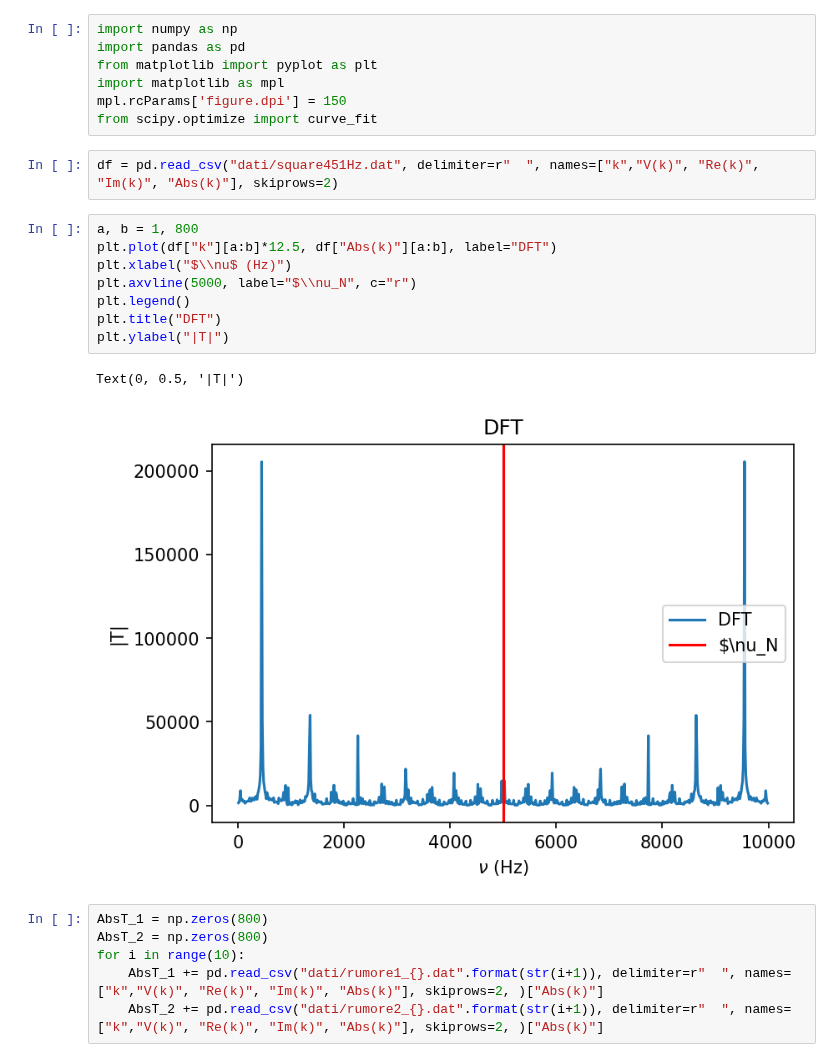
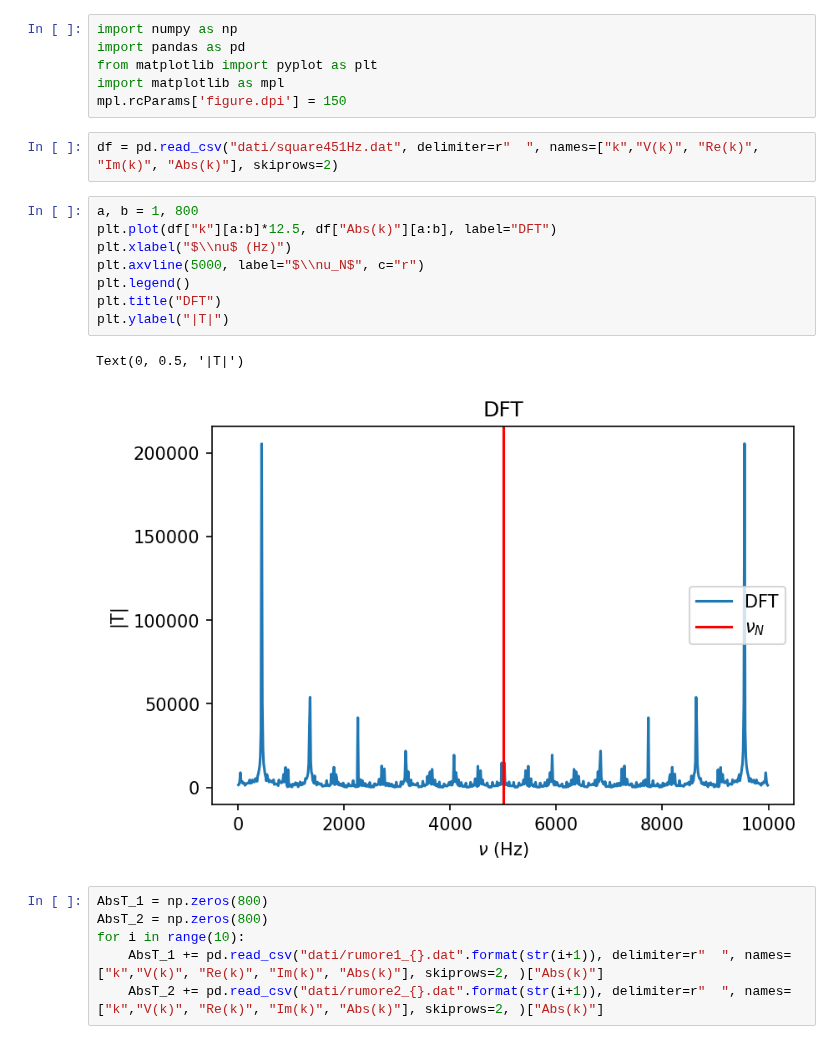
Before and after one commit to 1892051/LabSS, a Jupyter notebook: LabSS/esperienza_9/book.ipynb, the cells around one changed output. Saved outputs shown, nothing was run; the diff lists cells and outputs as text.

```diff
--- a/LabSS/esperienza_9/book.ipynb
+++ b/LabSS/esperienza_9/book.ipynb
@@ -4,20 +4,19 @@ import pandas as pd
 from matplotlib import pyplot as plt
 import matplotlib as mpl
 mpl.rcParams['figure.dpi'] = 150
-from scipy.optimize import curve_fit
 # %%
 df = pd.read_csv("dati/square451Hz.dat", delimiter=r"  ", names=["k","V(k)", "Re(k)", "Im(k)", "Abs(k)"], skiprows=2)
 # %%
 a, b = 1, 800
 plt.plot(df["k"][a:b]*12.5, df["Abs(k)"][a:b], label="DFT")
 plt.xlabel("$\\nu$ (Hz)")
-plt.axvline(5000, label="$\\nu_N", c="r")
+plt.axvline(5000, label="$\\nu_N$", c="r")
 plt.legend()
 plt.title("DFT")
 plt.ylabel("|T|")
 # %% [output]
 Text(0, 0.5, '|T|')
-[figure, old version]
+[figure, new version]
 # %%
 AbsT_1 = np.zeros(800)
 AbsT_2 = np.zeros(800)
```
Also changed, not shown: parts of 5 cells of this notebook, 6 other files.
